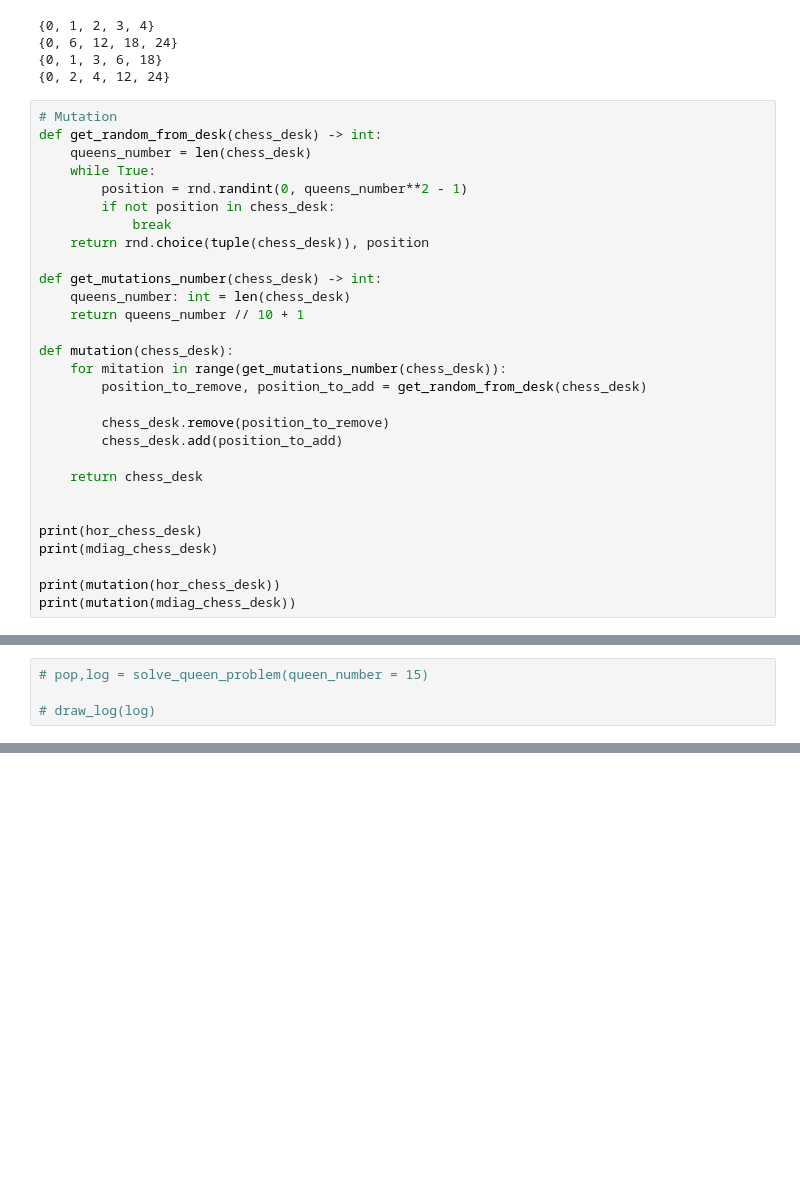
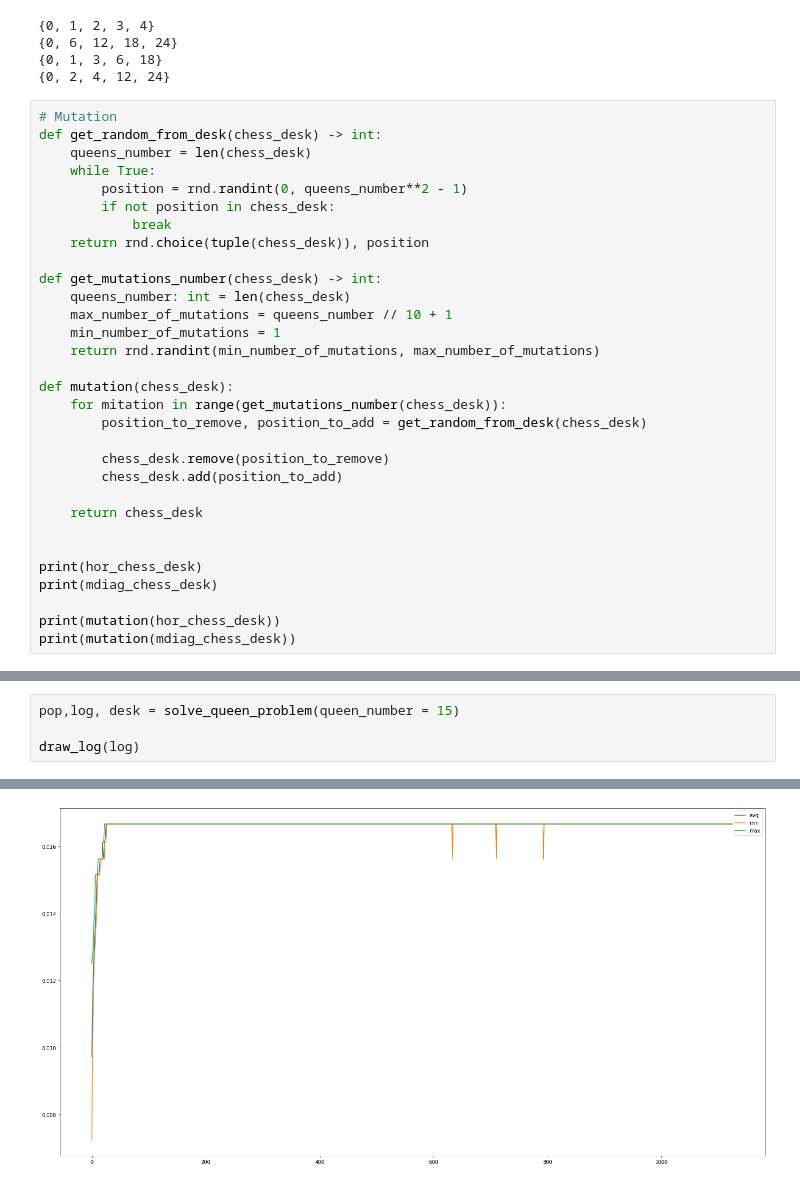
Before and after one commit to vandosik/EvolutionComp, a Jupyter notebook: lab2.ipynb, the cells around one changed output, grey strips where cells are left out. Cells and saved outputs as stored; diff of their text form; blank space fills up the shorter version.

```diff
--- a/lab2.ipynb
+++ b/lab2.ipynb
@@ -175,7 +176,9 @@ def get_random_from_desk(chess_desk) -> int:
 
 def get_mutations_number(chess_desk) -> int:
     queens_number: int = len(chess_desk)
-    return queens_number // 10 + 1
+    max_number_of_mutations = queens_number // 10 + 1
+    min_number_of_mutations = 1
+    return rnd.randint(min_number_of_mutations, max_number_of_mutations)
 
 def mutation(chess_desk):
     for mitation in range(get_mutations_number(chess_desk)):
@@ -275,4 +285,5 @@ def solve_queen_problem(queen_number: int):
 # %%
-# pop,log = solve_queen_problem(queen_number = 15)
+pop,log, desk = solve_queen_problem(queen_number = 15)
 
-# draw_log(log)
+draw_log(log)
+# %% [output]
@@ -278,0 +307 @@ def solve_queen_problem(queen_number: int):
+[figure, added]
```
Also changed, not shown: parts of 10 cells of this notebook.
